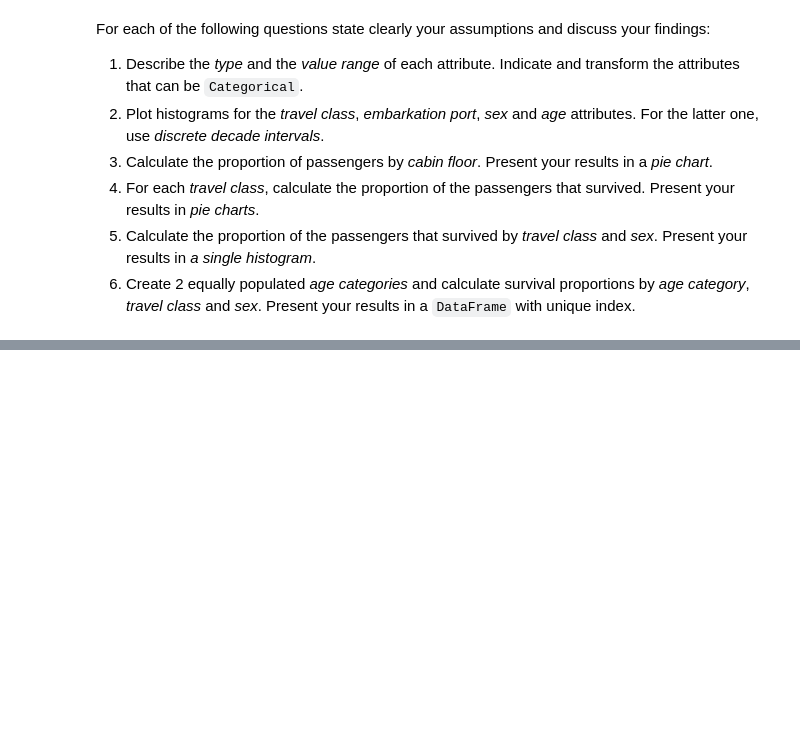
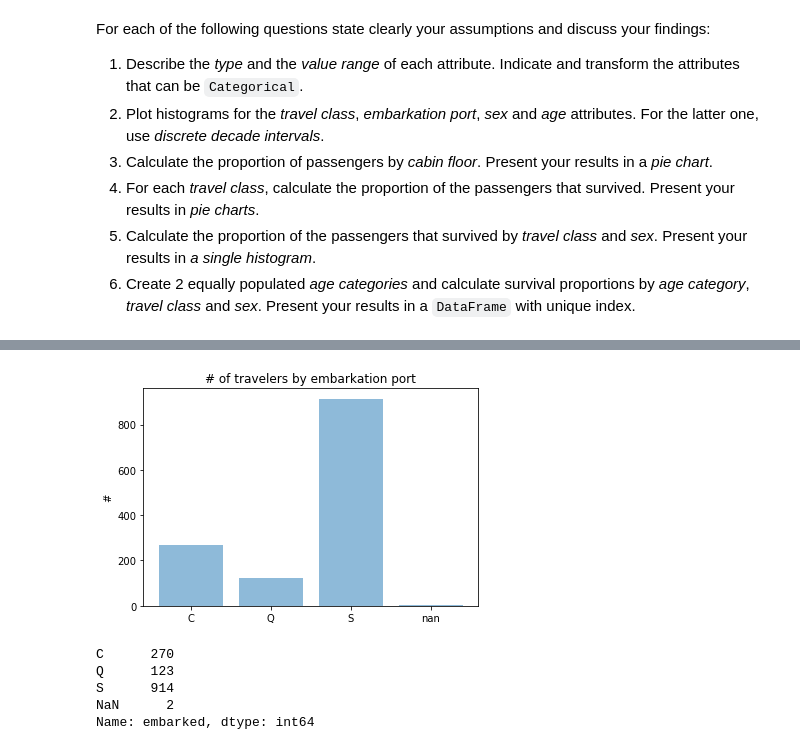
Before and after one commit to khalidomari/ADA2017, a Jupyter notebook: 01 - Pandas and Data Wrangling/Homework 1_Khalid.ipynb, the cells around one changed output, grey strips where cells are left out. Drawn from its saved outputs; the diff is of its cells as text; code cells hidden in the pictures; blank space fills up the shorter version.

```diff
--- a/01 - Pandas and Data Wrangling/Homework 1_Khalid.ipynb
+++ b/01 - Pandas and Data Wrangling/Homework 1_Khalid.ipynb
@@ -254,0 +366,20 @@ For each of the following questions state clearly your assumptions and discuss y
+# %%
+# Embarkation port
+values = titanic['embarked'].value_counts(dropna=False).sort_index()
+emb_port = values.index
+y_pos = np.arange(len(emb_port))
+
+plt.bar(y_pos, values, align='center', alpha=0.5)
+plt.xticks(y_pos, emb_port)
+plt.ylabel('#')
+plt.title('# of travelers by embarkation port')
+plt.show()
+
+values
+# %% [output]
+[figure, added]
+C      270
+Q      123
+S      914
+NaN      2
+Name: embarked, dtype: int64
```
Also changed, not shown: parts of 31 cells of this notebook.
